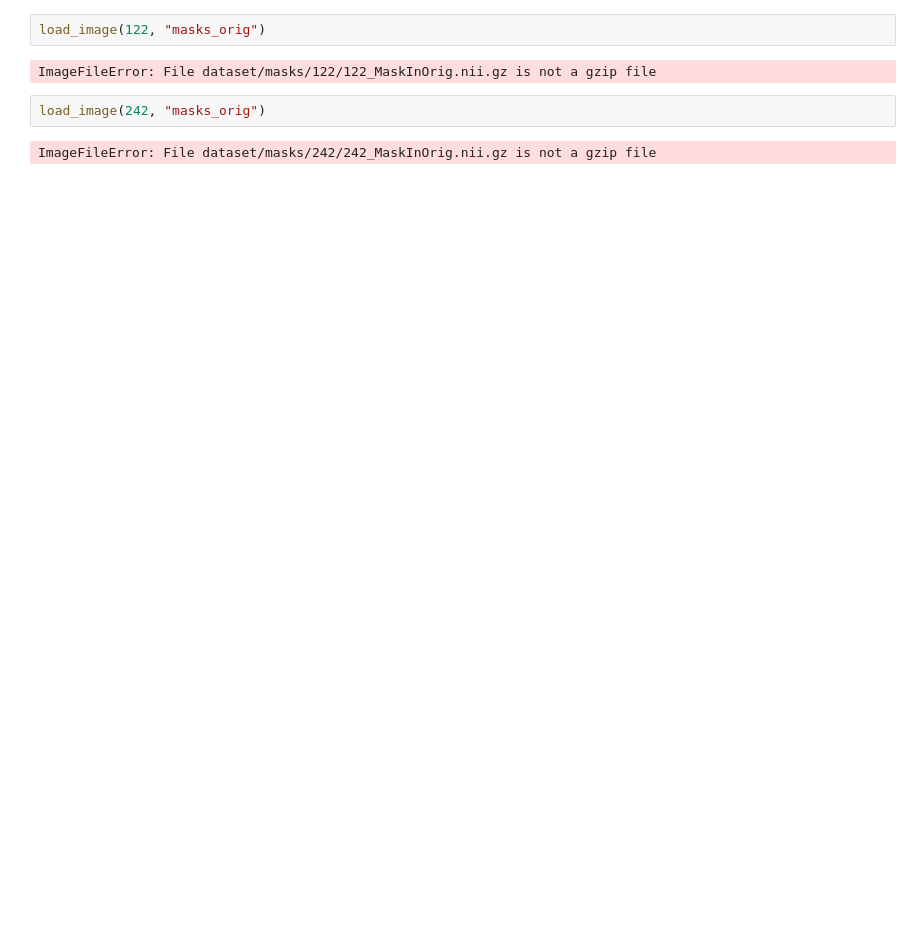
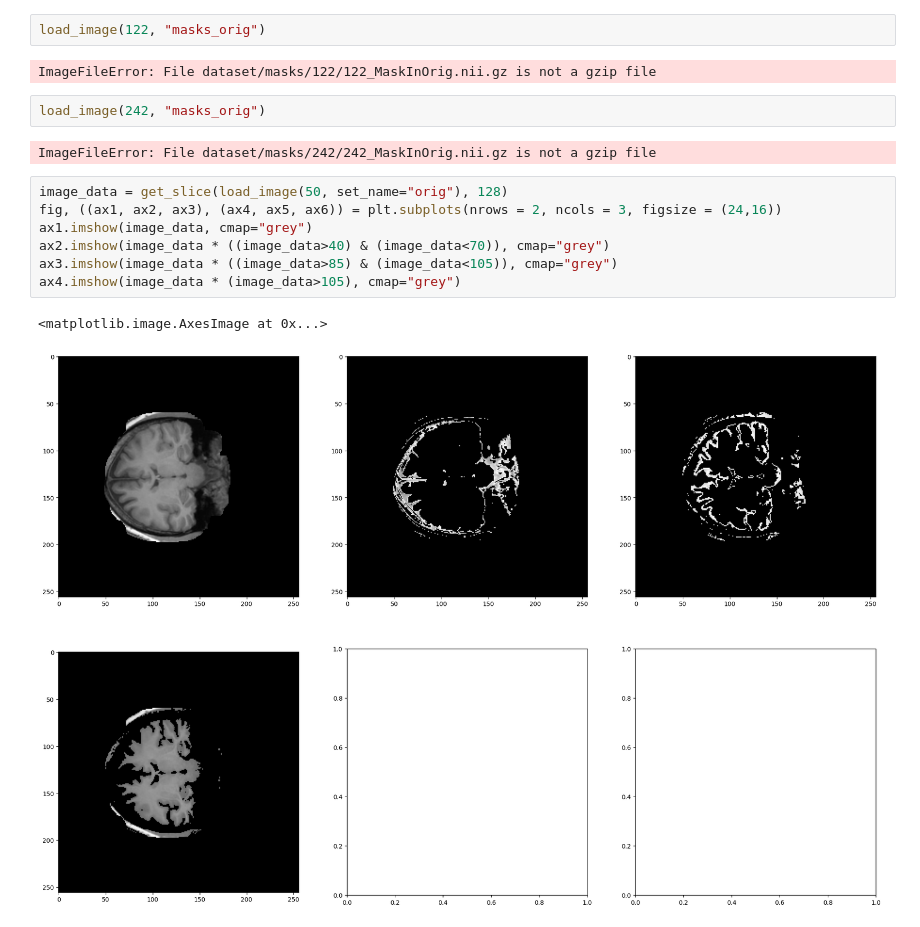
Before and after one commit to AAAI-2025-Hackathon/team_10, a Jupyter notebook: data_analysis.ipynb, the cells around one changed output. Saved outputs shown, nothing was run; the diff lists cells and outputs as text; blank space fills up the shorter version.

```diff
--- a/data_analysis.ipynb
+++ b/data_analysis.ipynb
@@ -284,3 +352,13 @@ ImageFileError: File dataset/masks/122/122_MaskInOrig.nii.gz is not a gzip file
 load_image(242, "masks_orig")
 # %% [output]
 ImageFileError: File dataset/masks/242/242_MaskInOrig.nii.gz is not a gzip file
+# %%
+image_data = get_slice(load_image(50, set_name="orig"), 128)
+fig, ((ax1, ax2, ax3), (ax4, ax5, ax6)) = plt.subplots(nrows = 2, ncols = 3, figsize = (24,16))
+ax1.imshow(image_data, cmap="grey")
+ax2.imshow(image_data * ((image_data>40) & (image_data<70)), cmap="grey")
+ax3.imshow(image_data * ((image_data>85) & (image_data<105)), cmap="grey")
+ax4.imshow(image_data * (image_data>105), cmap="grey")
+# %% [output]
+<matplotlib.image.AxesImage at 0x...>
+[figure, added]
```
Also changed, not shown: parts of 5 cells of this notebook.
